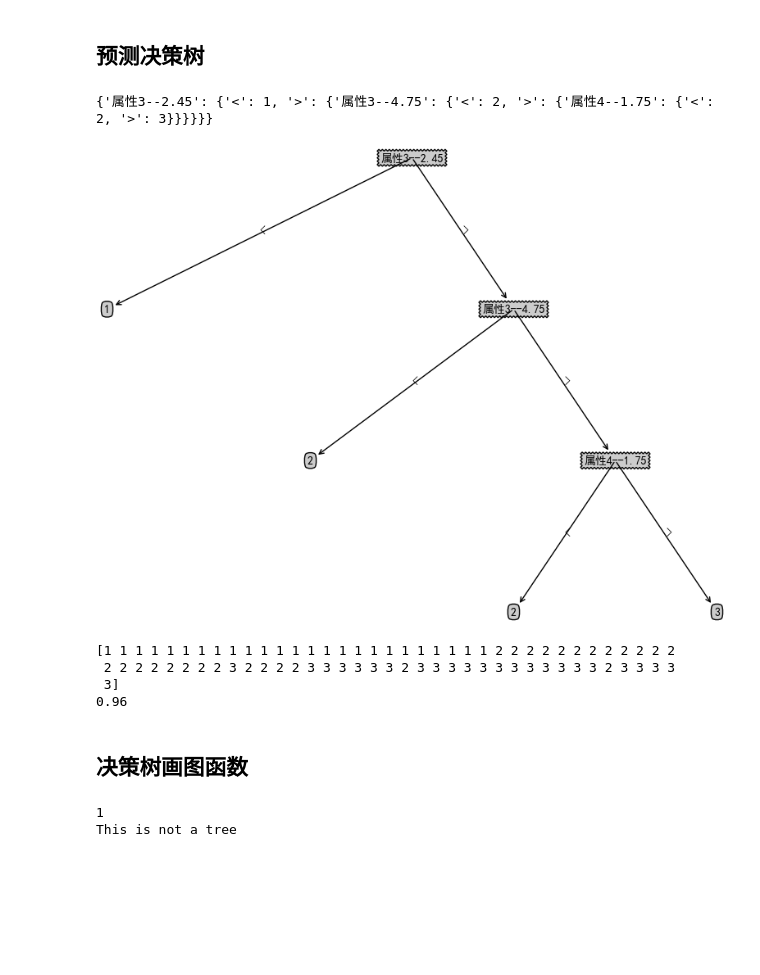
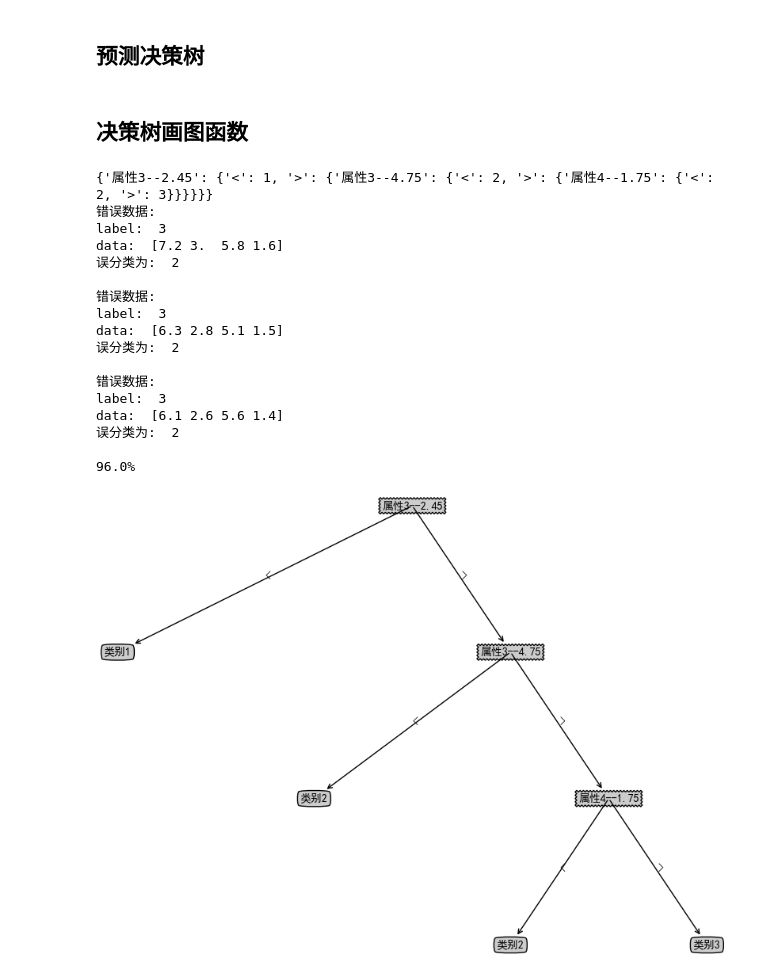
Before and after one commit to tom-jerr/uestc_AI_lab, a Jupyter notebook: lab2/ID3_after.ipynb, the cells around one changed output. Saved outputs shown, nothing was run; the diff lists cells and outputs as text; code cells hidden in the pictures; blank space fills up the shorter version.

```diff
--- a/lab2/ID3_after.ipynb
+++ b/lab2/ID3_after.ipynb
@@ -192,6 +181,7 @@ def getTreeSize(decisionTree):
 # %% [markdown]
 ## 预测决策树
 # %%
+#对每一个数据进行分类
 def predict_item(Tree, data):
     first_feature = list(Tree.keys())[0]
     bestFea, val = first_feature.split('--')
@@ -208,6 +198,7 @@ def predict_item(Tree, data):
 
     return label_pred
 
+#对整个数据集进行分类
 def predict(Tree,test_data):
     test_label = []
     for data in test_data:
@@ -215,27 +206,32 @@ def predict(Tree,test_data):
         test_label.append(label)
     return np.asarray(test_label)
 
+#对预测结果进行正确率的预测并求出错误分类数据
 def score(test_data, test_label, Tree):
     label_pre = predict(Tree, test_data)
+    n = len(label_pre)
+    for i in range(n):
+        if label_pre[i] != test_label[i]:
+            print("错误数据: ")
+            print("label: ",end = ' ')
+            print(test_label[i])
+            print("data: ",end = ' ')
+            print(test_data[i])
+            print("误分类为: ",end=' ')
+            print(label_pre[i])
+            print()
     return np.sum(label_pre == test_label) / len(test_label)
 
-testdata,testlabel, nameArr = loadData("data/traindata.txt")
-testtree = createTree(testdata,testlabel,nameArr,4)
-print(testtree)
-# leafNum,treeDepth = getTreeSize(testtree)
-# print(leafNum); print(treeDepth)
-createPlot(testtree)
-test1data,test1label, name1Arr = loadData("data/testdata.txt")
-class_label = predict(testtree,test1data)
-print(class_label)
-print(score(test1data,test1label,testtree))
+# testdata,testlabel, nameArr = loadData("data/traindata.txt")
+# testtree = createTree(testdata,testlabel,nameArr,4)
+# print(testtree)
+# # leafNum,treeDepth = getTreeSize(testtree)
+# # print(leafNum); print(treeDepth)
+# createPlot(testtree)
+# test1data,test1label, name1Arr = loadData("data/testdata.txt")
+# class_label = predict(testtree,test1data)
+# print(class_label)
+# print(score(test1data,test1label,testtree))
-# %% [output]
-{'属性3--2.45': {'<': 1, '>': {'属性3--4.75': {'<': 2, '>': {'属性4--1.75': {'<': 2, '>': 3}}}}}}
-[figure, removed]
-[1 1 1 1 1 1 1 1 1 1 1 1 1 1 1 1 1 1 1 1 1 1 1 1 1 2 2 2 2 2 2 2 2 2 2 2 2
- 2 2 2 2 2 2 2 2 3 2 2 2 2 3 3 3 3 3 3 2 3 3 3 3 3 3 3 3 3 3 3 3 2 3 3 3 3
- 3]
-0.96
 # %% [markdown]
 ## 决策树画图函数
 # %%
@@ -292,40 +288,58 @@ def plotTree(decisionTree, parentPt, parentValue):
         if type(treeValue[val]) == dict:
             plotTree(treeValue[val], centerPt, str(val))
         else:
-            plotNode(treeValue[val], (plotTree.x, plotTree.y), centerPt, leafNodeStyle)
+            plotNode("类别"+ str(treeValue[val]), (plotTree.x, plotTree.y), centerPt, leafNodeStyle)
             plotMidText((plotTree.x, plotTree.y), centerPt, str(val))
             # 移到下一个叶子节点
             plotTree.x = plotTree.x + plotTree.xOff
     # 递归完成后返回上一层
     plotTree.y = plotTree.y + plotTree.yOff
 
 
 # 画出决策树
 def createPlot(decisionTree):
     if type(decisionTree).__name__=="int":
         print("This is not a tree")
         return
     fig = plt.figure(1, facecolor = "white")
     fig.clf()
     axprops = {"xticks": [], "yticks": []}
     createPlot.ax1 = plt.subplot(111, frameon = False, **axprops)
     # 定义画图的图形尺寸
     plotTree.figSize = 1.5
     # 初始化树的总大小
     plotTree.totalLeaf, plotTree.totalDepth = getTreeSize(decisionTree)
     # 叶子节点的初始位置x 和 根节点的初始层高度y
     plotTree.x = 0
     plotTree.y = plotTree.figSize
     plotTree(decisionTree, (plotTree.figSize / 2.0, plotTree.y), "")
     plt.show()
 
 # 限定深度ID3
 testdata,testlabel, nameArr = loadData("data/traindata.txt")
-testtree = createTree(testdata,testlabel,nameArr,1)
+testtree = createTree(testdata,testlabel,nameArr,4)
 print(testtree)
+rate = score(testdata,testlabel,testtree)
+print(str(rate*100) + "%")
 # leafNum,treeDepth = getTreeSize(testtree)
 # print(leafNum); print(treeDepth)
 createPlot(testtree)
 # %% [output]
-1
-This is not a tree
+{'属性3--2.45': {'<': 1, '>': {'属性3--4.75': {'<': 2, '>': {'属性4--1.75': {'<': 2, '>': 3}}}}}}
+错误数据:
+label:  3
+data:  [7.2 3.  5.8 1.6]
+误分类为:  2
+
+错误数据:
+label:  3
+data:  [6.3 2.8 5.1 1.5]
+误分类为:  2
+
+错误数据:
+label:  3
+data:  [6.1 2.6 5.6 1.4]
+误分类为:  2
+
+96.0%
+[figure, added]
```
Also changed, not shown: parts of 3 cells of this notebook, 1 other file.
